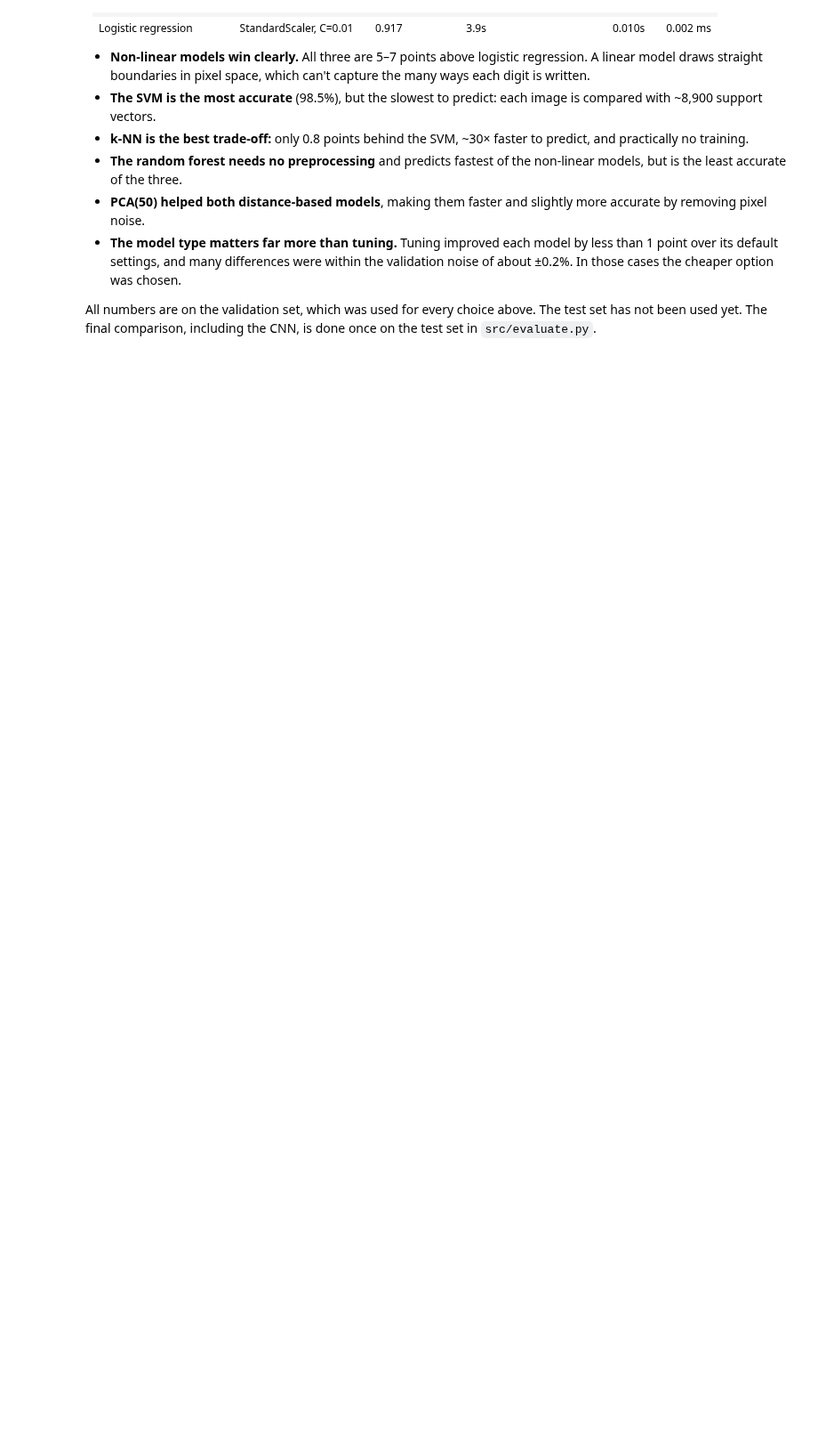
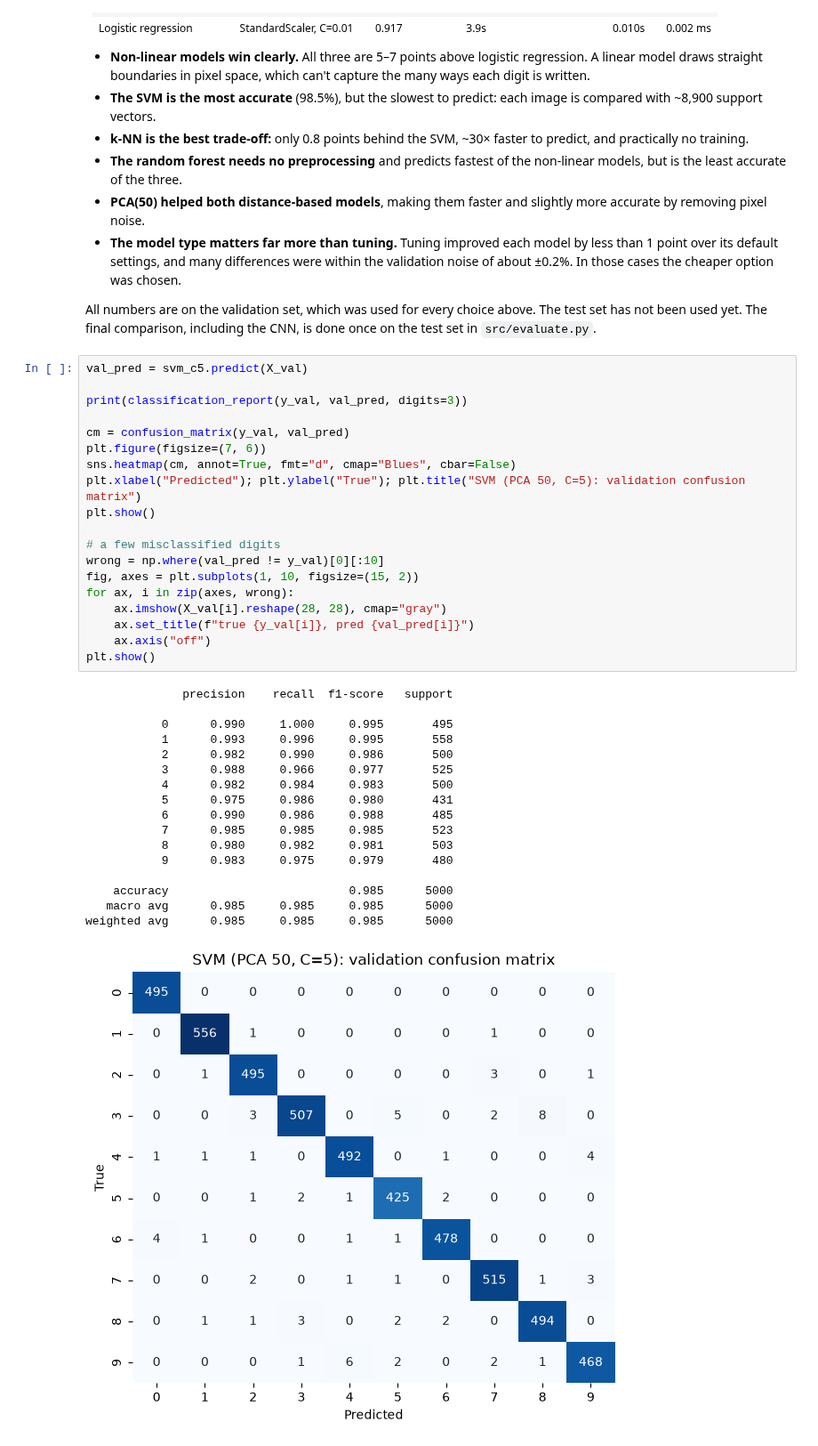
Before and after one commit to dimkon02/mnist-cnn-vs-classical, a Jupyter notebook: notebooks/02_classical_ML.ipynb, the cells around one changed output. Shown at 89% size. Cells and saved outputs as stored; diff of their text form; blank space fills up the shorter version.

Commit message:
Add validation evaluation for SVM (PCA 50, C=5)

```diff
--- a/notebooks/02_classical_ML.ipynb
+++ b/notebooks/02_classical_ML.ipynb
@@ -420,3 +420,40 @@ pd.DataFrame(results).sort_values("val_acc", ascending=False).round(3)
 
 All numbers are on the validation set, which was used for every choice above. The test set has not been used yet.
 The final comparison, including the CNN, is done once on the test set in `src/evaluate.py`.
+# %%
+val_pred = svm_c5.predict(X_val)
+
+print(classification_report(y_val, val_pred, digits=3))
+
+cm = confusion_matrix(y_val, val_pred)
+plt.figure(figsize=(7, 6))
+sns.heatmap(cm, annot=True, fmt="d", cmap="Blues", cbar=False)
+plt.xlabel("Predicted"); plt.ylabel("True"); plt.title("SVM (PCA 50, C=5): validation confusion matrix")
+plt.show()
+
+# a few misclassified digits
+wrong = np.where(val_pred != y_val)[0][:10]
+fig, axes = plt.subplots(1, 10, figsize=(15, 2))
+for ax, i in zip(axes, wrong):
+    ax.imshow(X_val[i].reshape(28, 28), cmap="gray")
+    ax.set_title(f"true {y_val[i]}, pred {val_pred[i]}")
+    ax.axis("off")
+plt.show()
+# %% [output]
+              precision    recall  f1-score   support
+
+           0      0.990     1.000     0.995       495
+           1      0.993     0.996     0.995       558
+           2      0.982     0.990     0.986       500
+           3      0.988     0.966     0.977       525
+           4      0.982     0.984     0.983       500
+           5      0.975     0.986     0.980       431
+           6      0.990     0.986     0.988       485
+           7      0.985     0.985     0.985       523
+           8      0.980     0.982     0.981       503
+           9      0.983     0.975     0.979       480
+
+    accuracy                          0.985      5000
+   macro avg      0.985     0.985     0.985      5000
+weighted avg      0.985     0.985     0.985      5000
+[figure, added]
```
Also changed, not shown: parts of 1 cell of this notebook.
